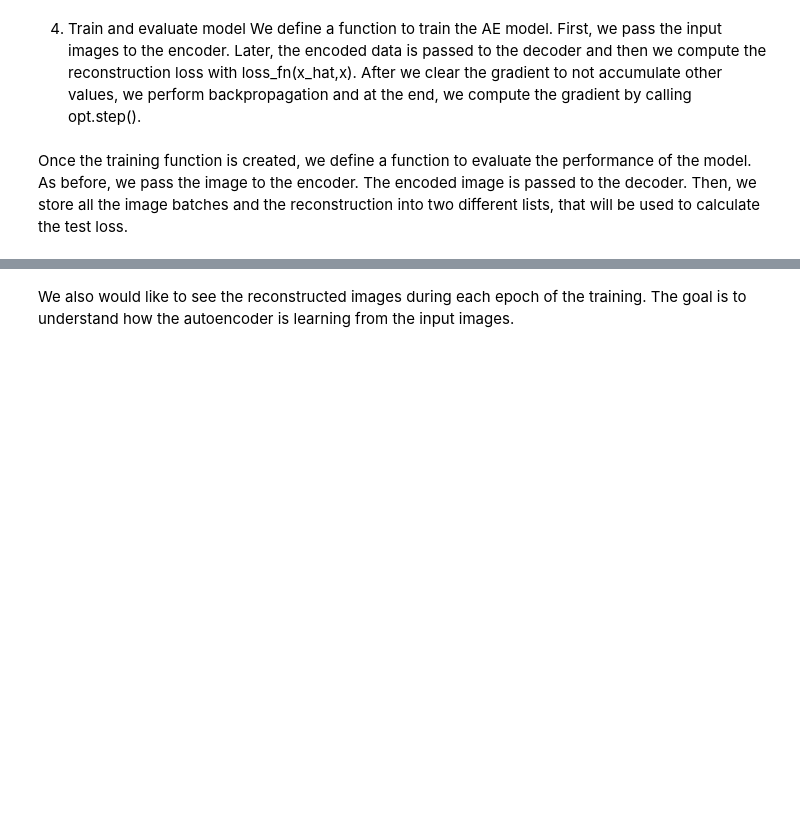
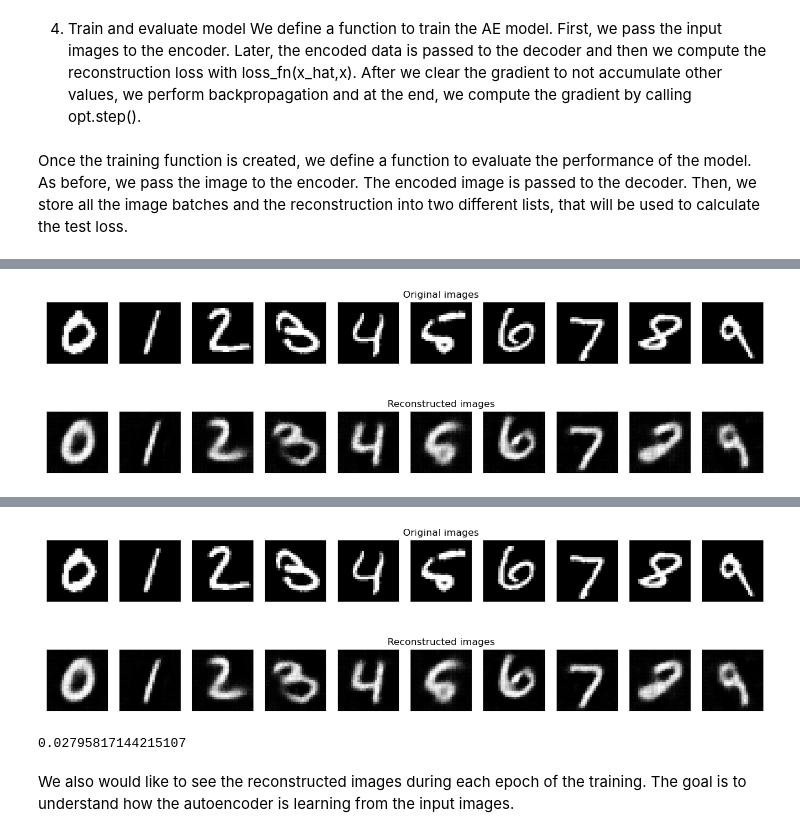
Before and after one commit to GorenzelgProjects/Fag_Projekt_KID, a Jupyter notebook: CNN inspiritation.ipynb, the cells around one changed output, grey strips where cells are left out. Cells and saved outputs as stored; diff of their text form; code cells hidden in the pictures; blank space fills up the shorter version.

```diff
--- a/CNN inspiritation.ipynb
+++ b/CNN inspiritation.ipynb
@@ -224,0 +284,6 @@ def test_epoch(encoder, decoder, device, dataloader, loss_fn):
+# %%
+model2 = Epoch(encoder,decoder,device,
+   train_loader,loss_fn,optim)
+model2.train(verbose=False)
+model2.test_epoch().item()
+# %% [output]
@@ -224,0 +291 @@ def test_epoch(encoder, decoder, device, dataloader, loss_fn):
+[figure, added]
@@ -225,2 +293,4 @@ def test_epoch(encoder, decoder, device, dataloader, loss_fn):
+[figure, added]
+0.02795817144215107
 # %% [markdown]
 We also would like to see the reconstructed images during each epoch of the training. The goal is to understand how the autoencoder is learning from the input images.
```
Also changed, not shown: parts of 10 cells of this notebook.
